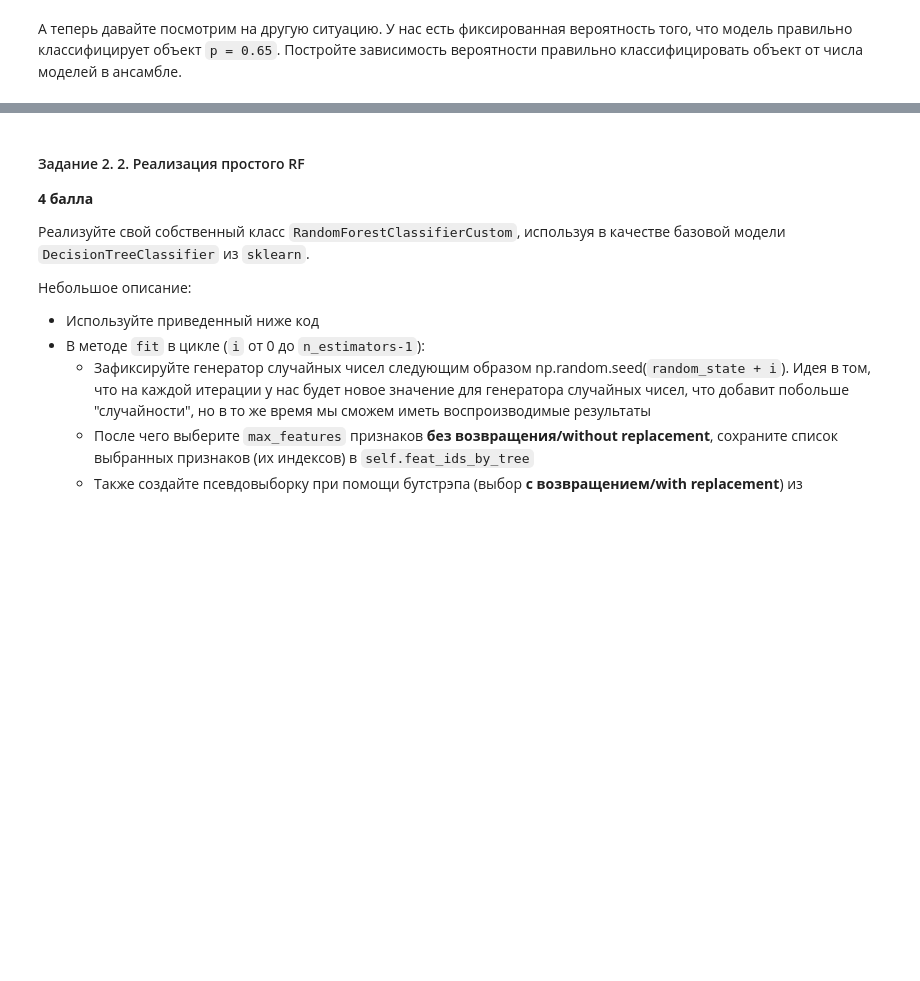
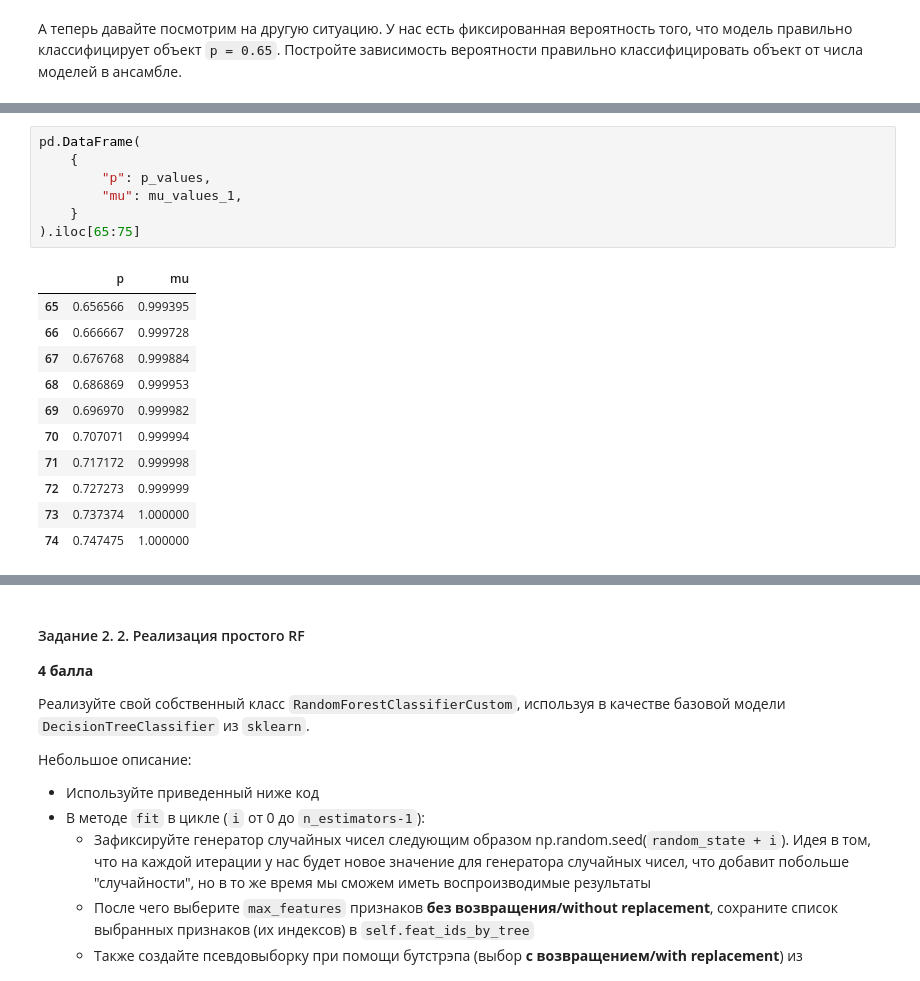
Before and after one commit to ArtemVaska/BI-ML-2024, a Jupyter notebook: lecture_5_ensemples/homework/code/Ensembles.ipynb, the cells around one changed output, grey strips where cells are left out. Cells and saved outputs as stored; diff of their text form; blank space fills up the shorter version.

```diff
--- a/lecture_5_ensemples/homework/code/Ensembles.ipynb
+++ b/lecture_5_ensemples/homework/code/Ensembles.ipynb
@@ -104,0 +132,19 @@ $$ \large \mu = \sum_ {i = 51} ^ {101} C_{101} ^ ip ^ i (1-p) ^ {101-i} $$
+# %%
+pd.DataFrame(
+    {
+        "p": p_values,
+        "mu": mu_values_1,
+    }
+).iloc[65:75]
+# %% [output]
+|  | p | mu |
+| 65 | 0.656566 | 0.999395 |
+| 66 | 0.666667 | 0.999728 |
+| 67 | 0.676768 | 0.999884 |
+| 68 | 0.686869 | 0.999953 |
+| 69 | 0.696970 | 0.999982 |
+| 70 | 0.707071 | 0.999994 |
+| 71 | 0.717172 | 0.999998 |
+| 72 | 0.727273 | 0.999999 |
+| 73 | 0.737374 | 1.000000 |
+| 74 | 0.747475 | 1.000000 |
```
Also changed, not shown: parts of 9 cells of this notebook.
